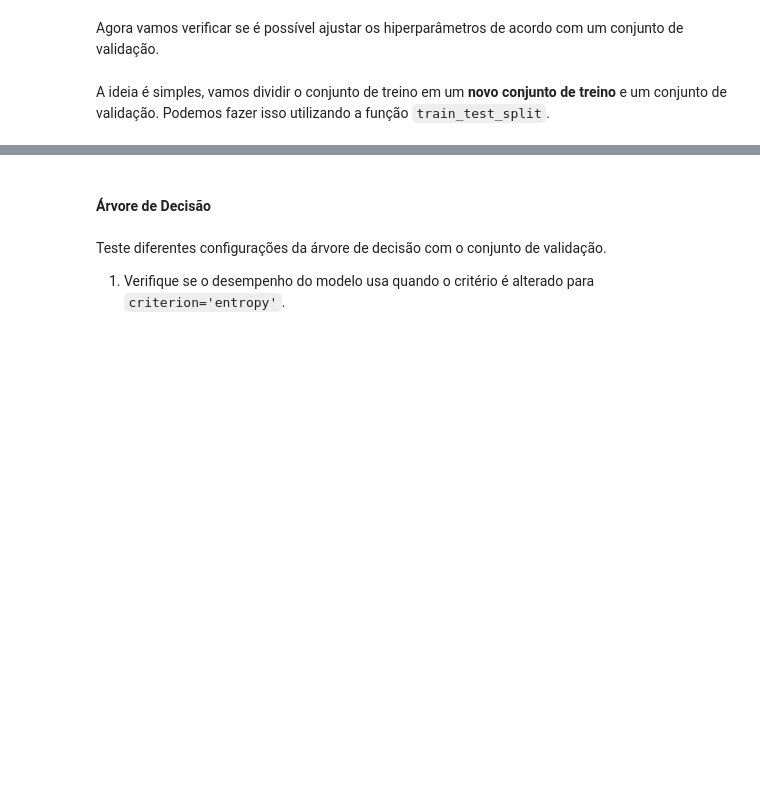
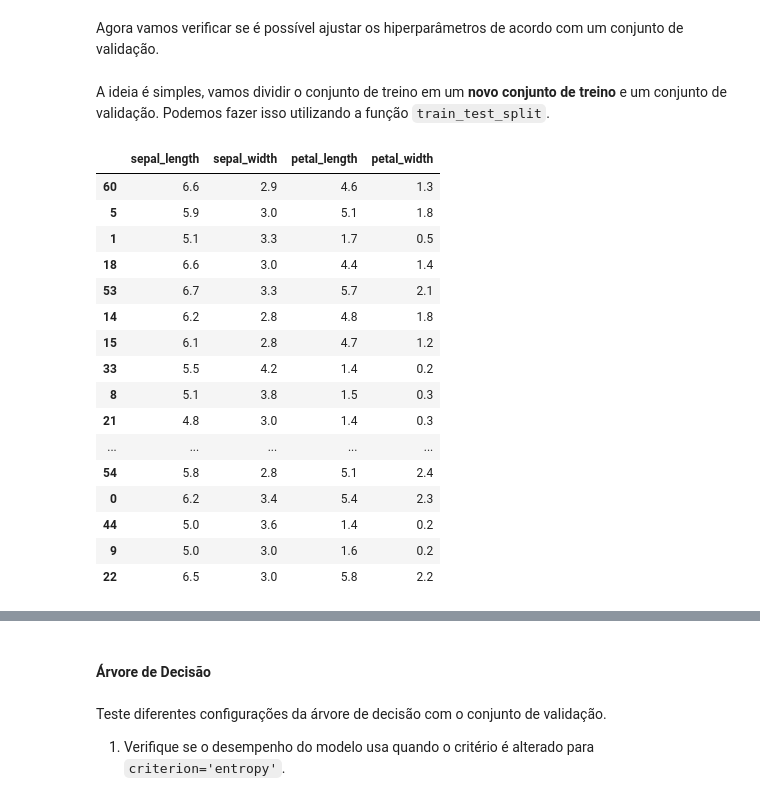
Before and after one commit to AnaCristina1972/projett, a Jupyter notebook: Atividade_1_Modelos_introdutórios.ipynb, the cells around one changed output, grey strips where cells are left out. Cells and saved outputs as stored; diff of their text form; code cells hidden in the pictures; blank space fills up the shorter version.

```diff
--- a/Atividade_1_Modelos_introdutórios.ipynb
+++ b/Atividade_1_Modelos_introdutórios.ipynb
@@ -237 +238,21 @@ X_train, X_val, y_train, y_val = train_test_split(treino.iloc[:, :-1], treino.il
                                                     random_state=42, test_size=0.3, stratify=treino.iloc[:, -1])
+# %%
+X_train
+# %% [output]
+|  | sepal_length | sepal_width | petal_length | petal_width |
+| 60 | 6.6 | 2.9 | 4.6 | 1.3 |
+| 5 | 5.9 | 3.0 | 5.1 | 1.8 |
+| 1 | 5.1 | 3.3 | 1.7 | 0.5 |
+| 18 | 6.6 | 3.0 | 4.4 | 1.4 |
+| 53 | 6.7 | 3.3 | 5.7 | 2.1 |
+| 14 | 6.2 | 2.8 | 4.8 | 1.8 |
+| 15 | 6.1 | 2.8 | 4.7 | 1.2 |
+| 33 | 5.5 | 4.2 | 1.4 | 0.2 |
+| 8 | 5.1 | 3.8 | 1.5 | 0.3 |
+| 21 | 4.8 | 3.0 | 1.4 | 0.3 |
+| ... | ... | ... | ... | ... |
+| 54 | 5.8 | 2.8 | 5.1 | 2.4 |
+| 0 | 6.2 | 3.4 | 5.4 | 2.3 |
+| 44 | 5.0 | 3.6 | 1.4 | 0.2 |
+| 9 | 5.0 | 3.0 | 1.6 | 0.2 |
+| 22 | 6.5 | 3.0 | 5.8 | 2.2 |
```
Also changed, not shown: parts of 19 cells of this notebook.
